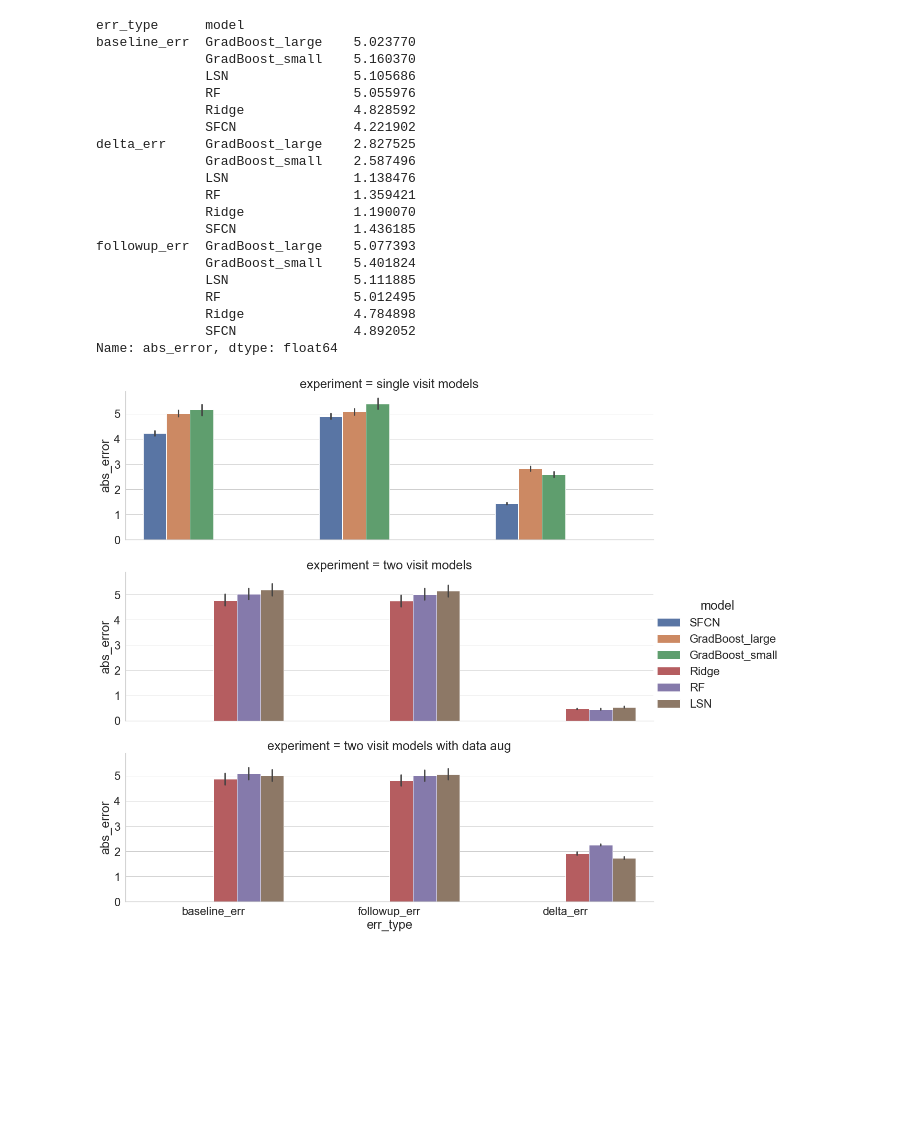
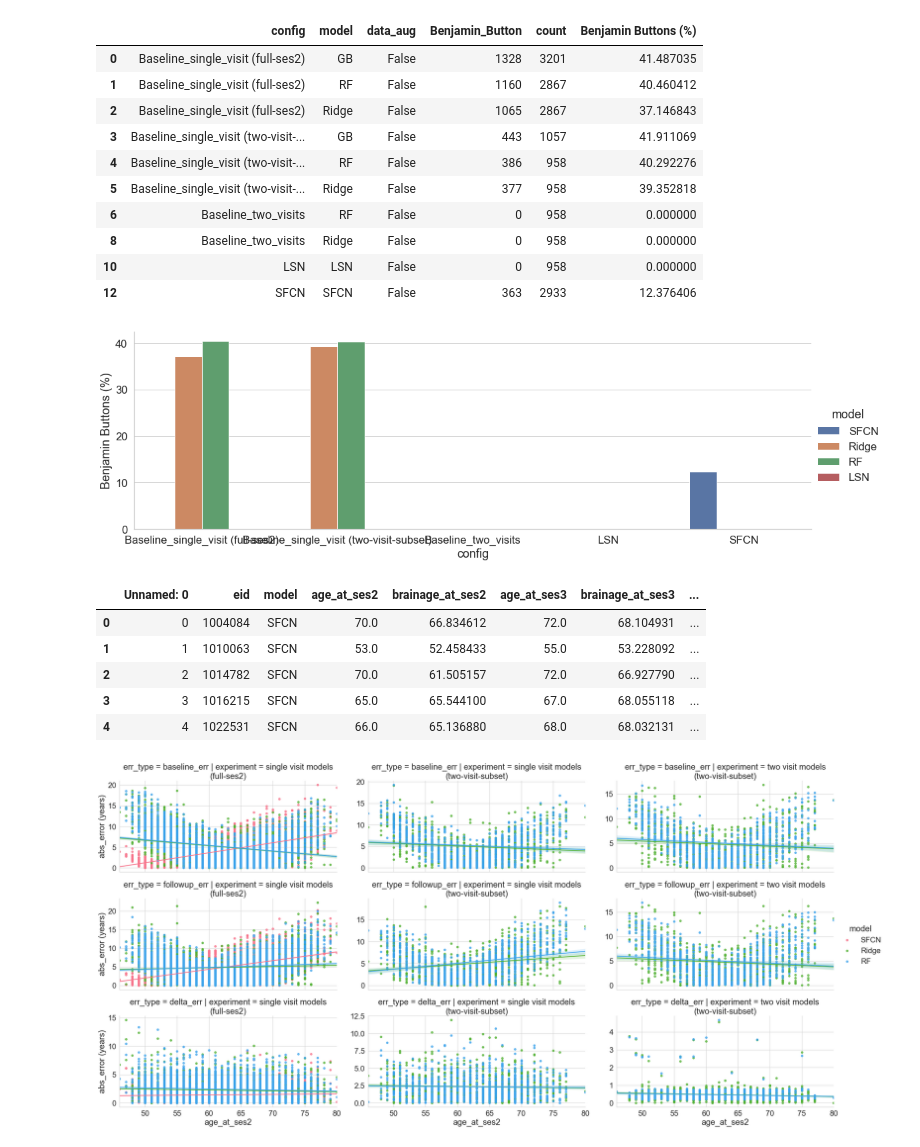
Before and after one commit to nikhil153/brain-diff, a Jupyter notebook: notebooks/8_summary_results.ipynb, the cells around one changed output. Cells and saved outputs as stored; diff of their text form; code cells hidden in the pictures; blank space fills up the shorter version.

```diff
--- a/notebooks/8_summary_results.ipynb
+++ b/notebooks/8_summary_results.ipynb
@@ -18,8 +18,8 @@ import matplotlib.pyplot as plt
 summary_results_dir = "/home/nikhil/projects/brain_changes/brain-diff/results/summary/"
 results_configs = {
                     "SFCN": "SFCN_model_single_visit_train_two_visit_subset_test_two_visit_subset.csv",
-                    "Baseline_single_visit_large": "baseline_model_single_visit_train_full_ses2_test_two_visit_subset.csv",
-                    "Baseline_single_visit_small": "baseline_model_single_visit_train_two_visit_subset_test_two_visit_subset.csv",
+                    "Baseline_single_visit (full-ses2)": "baseline_model_single_visit_train_full_ses2_test_two_visit_subset.csv",
+                    "Baseline_single_visit (two-visit-subset)": "baseline_model_single_visit_train_two_visit_subset_test_two_visit_subset.csv",
                     "Baseline_two_visits": "baseline_model_two_visits_train_two_visit_subset_test_two_visit_subset.csv",
                     "LSN": "LSN_model_two_visit_train_two_visit_subset_test_two_visit_subset.csv"
                 }
@@ -59,36 +133,54 @@ config: LSN, df shape: (5748, 13)
+# %%
+BB_df = perf_df[perf_df["err_type"]=="delta_err"].groupby(["config","model","data_aug"]).sum()["Benjamin_Button"].reset_index()
+BB_df["count"] = perf_df[perf_df["err_type"]=="delta_err"].groupby(["config","model","data_aug"]).count()["Benjamin_Button"].values
+BB_df["Benjamin Buttons (%)"] = 100*BB_df["Benjamin_Button"] / BB_df["count"]
+BB_df[BB_df["data_aug"]==False]
+# %% [output]
+|  | config | model | data_aug | Benjamin_Button | count | Benjamin Buttons (%) |
+| 0 | Baseline_single_visit (full-ses2) | GB | False | 1328 | 3201 | 41.487035 |
+| 1 | Baseline_single_visit (full-ses2) | RF | False | 1160 | 2867 | 40.460412 |
+| 2 | Baseline_single_visit (full-ses2) | Ridge | False | 1065 | 2867 | 37.146843 |
+| 3 | Baseline_single_visit (two-visit-... | GB | False | 443 | 1057 | 41.911069 |
+| 4 | Baseline_single_visit (two-visit-... | RF | False | 386 | 958 | 40.292276 |
+| 5 | Baseline_single_visit (two-visit-... | Ridge | False | 377 | 958 | 39.352818 |
+| 6 | Baseline_two_visits | RF | False | 0 | 958 | 0.000000 |
+| 8 | Baseline_two_visits | Ridge | False | 0 | 958 | 0.000000 |
+| 10 | LSN | LSN | False | 0 | 958 | 0.000000 |
+| 12 | SFCN | SFCN | False | 363 | 2933 | 12.376406 |
+# %%
+plot_df = BB_df[BB_df["data_aug"]==False].copy()
+xorder = ["SFCN","Ridge","RF","LSN"]
+sns.set(font_scale=1.5)
+with sns.axes_style("whitegrid"):
+    g = sns.catplot(x="config",y="Benjamin Buttons (%)", hue="model", hue_order=xorder, kind="bar", data=plot_df,aspect=3)
+# %% [output]
+[figure, added]
+# %%
+perf_df.head()
+# %% [output]
+|  | Unnamed: 0 | eid | model | age_at_ses2 | brainage_at_ses2 | age_at_ses3 | brainage_at_ses3 | ... |
+| 0 | 0 | 1004084 | SFCN | 70.0 | 66.834612 | 72.0 | 68.104931 | ... |
+| 1 | 1 | 1010063 | SFCN | 53.0 | 52.458433 | 55.0 | 53.228092 | ... |
+| 2 | 2 | 1014782 | SFCN | 70.0 | 61.505157 | 72.0 | 66.927790 | ... |
+| 3 | 3 | 1016215 | SFCN | 65.0 | 65.544100 | 67.0 | 68.055118 | ... |
+| 4 | 4 | 1022531 | SFCN | 66.0 | 65.136880 | 68.0 | 68.032131 | ... |
 # %%
 plot_df = perf_df.copy()
-plot_df["abs_error"] = np.abs(plot_df["error"])
-plot_df.loc[plot_df["config"].isin(["SFCN","Baseline_single_visit_large","Baseline_single_visit_small"]), "experiment"] = "single visit models"
-plot_df.loc[plot_df["config"].isin(["LSN", "Baseline_two_visits"]), "experiment"] = "two visit models"
+plot_df["abs_error (years)"] = np.abs(plot_df["error"])
+plot_df.loc[plot_df["config"].isin(["SFCN","Baseline_single_visit (full-ses2)"]), "experiment"] = "single visit models\n(full-ses2)"
+plot_df.loc[plot_df["config"].isin(["Baseline_single_visit (two-visit-subset)"]), "experiment"] = "single visit models\n(two-visit-subset)"
+plot_df.loc[plot_df["config"].isin(["LSN", "Baseline_two_visits"]) & (plot_df["data_aug"]==False), "experiment"] = "two visit models\n(two-visit-subset)"
 plot_df.loc[(plot_df["config"].isin(["LSN", "Baseline_two_visits"])) & (plot_df["data_aug"]), "experiment"] = "two visit models with data aug"
 
 # data aug has large delta-brainage error
-plot_df = plot_df[plot_df["experiment"].isin(["single visit models","two visit models"])]
-print(plot_df.groupby(["err_type","model"]).mean()["abs_error"])
+plot_df = plot_df[plot_df["experiment"].isin(["single visit models\n(full-ses2)","single visit models\n(two-visit-subset)",
+                                              "two visit models\n(two-visit-subset)"])]
+plot_df = plot_df[plot_df["model"].isin(["RF","Ridge","SFCN"])]
 
+# plot_df = plot_df[(plot_df["err_type"]=="baseline_err") & (plot_df["experiment"].isin(["single visit models\n(full-ses2)"]))]
 sns.set(font_scale=2)
 with sns.axes_style("whitegrid"):
-    g = sns.catplot(x="err_type",y="abs_error", hue="model", col="experiment", col_wrap=1, kind="bar", data=plot_df,aspect=3)
+    g = sns.lmplot(x="age_at_ses2",y="error", hue="model", col="experiment",row="err_type",
+                    data=plot_df, palette="husl",sharey=False, aspect=2)
 # %% [output]
-err_type      model
-baseline_err  GradBoost_large    5.023770
-              GradBoost_small    5.160370
-              LSN                5.105686
-              RF                 5.055976
-              Ridge              4.828592
-              SFCN               4.221902
-delta_err     GradBoost_large    2.827525
-              GradBoost_small    2.587496
-              LSN                1.138476
-              RF                 1.359421
-              Ridge              1.190070
-              SFCN               1.436185
-followup_err  GradBoost_large    5.077393
-              GradBoost_small    5.401824
-              LSN                5.111885
-              RF                 5.012495
-              Ridge              4.784898
-              SFCN               4.892052
-Name: abs_error, dtype: float64
-[figure, old version]
+[figure, new version]
```
Also changed, not shown: parts of 8 cells of this notebook, 5 other files.
